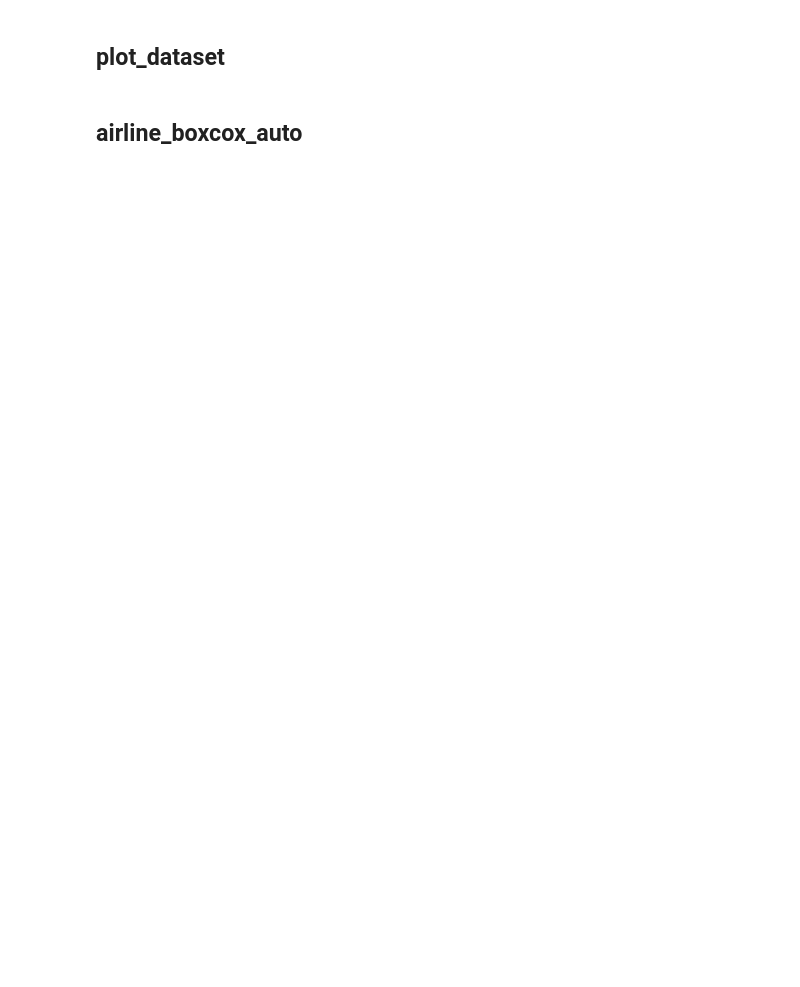
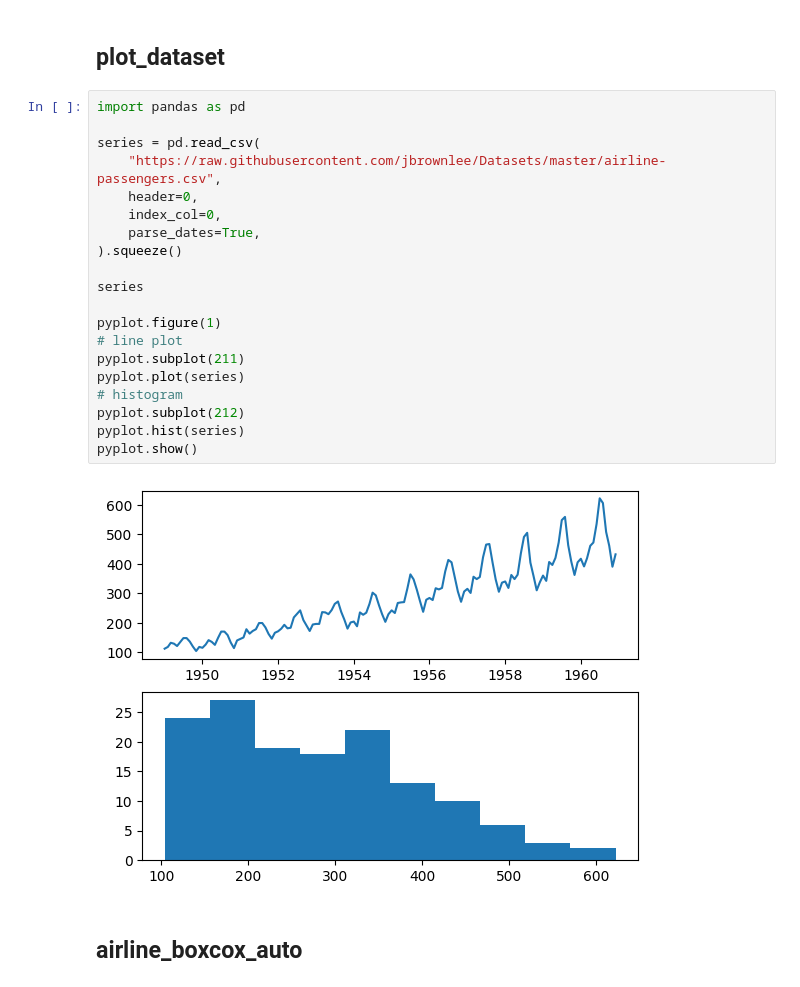
Before and after one commit to Friend09/practise-jb-timeseries, a Jupyter notebook: notebooks/practise_chapter_08.ipynb, the cells around one changed output. Cells and saved outputs as stored; diff of their text form; blank space fills up the shorter version.

```diff
--- a/notebooks/practise_chapter_08.ipynb
+++ b/notebooks/practise_chapter_08.ipynb
@@ -7,4 +44,26 @@
 # %% [markdown]
 ## plot_dataset
+# %%
+import pandas as pd
+
+series = pd.read_csv(
+    "https://raw.githubusercontent.com/jbrownlee/Datasets/master/airline-passengers.csv",
+    header=0,
+    index_col=0,
+    parse_dates=True,
+).squeeze()
+
+series
+
+pyplot.figure(1)
+# line plot
+pyplot.subplot(211)
+pyplot.plot(series)
+# histogram
+pyplot.subplot(212)
+pyplot.hist(series)
+pyplot.show()
+# %% [output]
+[figure, added]
 # %% [markdown]
 ## airline_boxcox_auto
```
Also changed, not shown: parts of 21 cells of this notebook, 1 other file.
